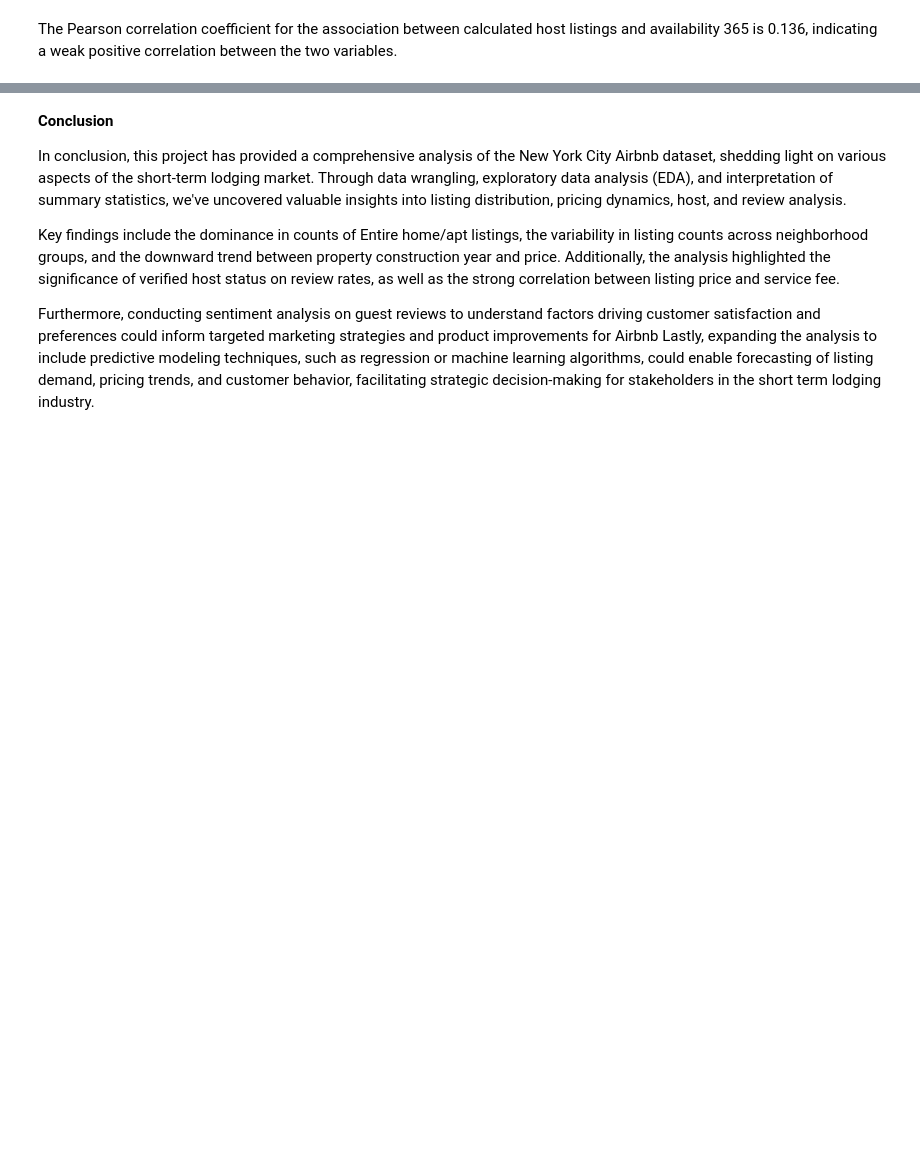
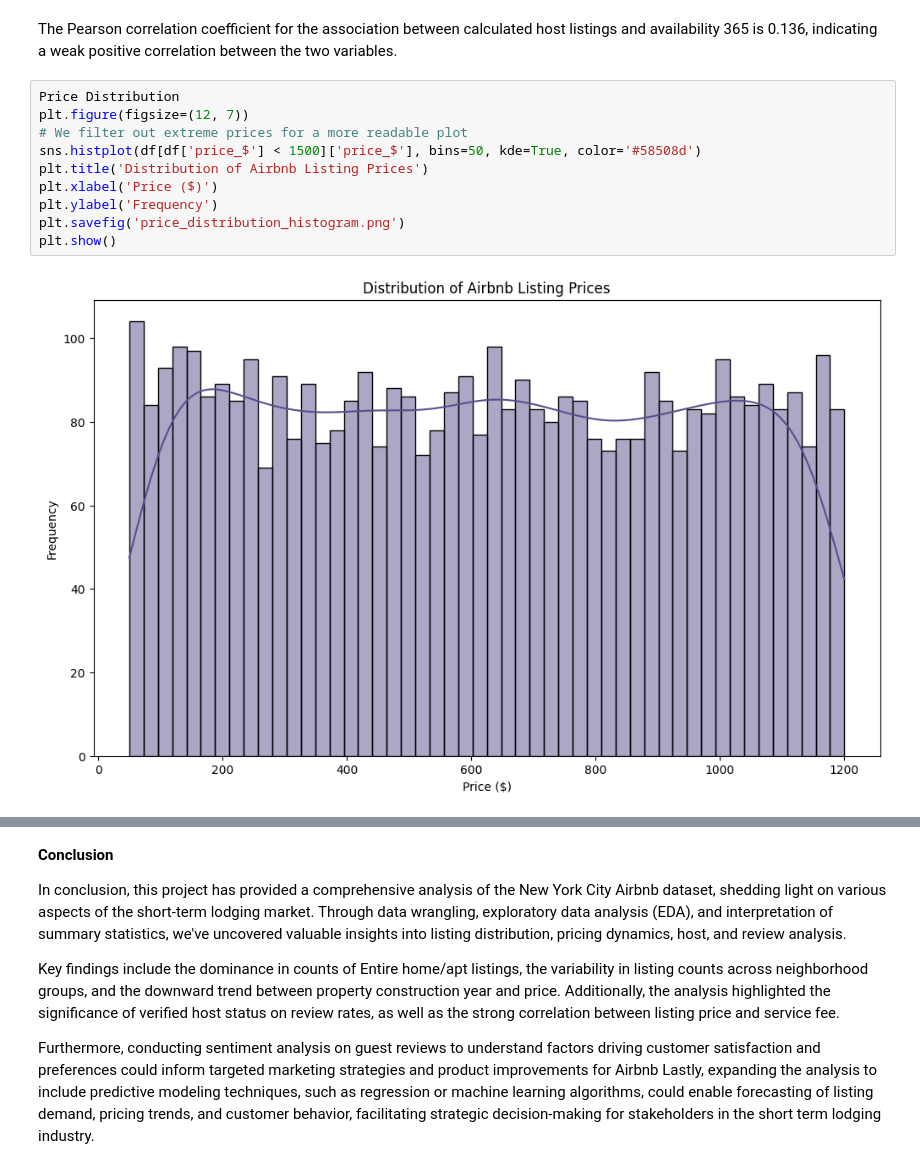
Before and after one commit to 06bhavi/VOIS_AICTE_Oct2025_Bhavini-Ajmera, a Jupyter notebook: Bhavini_ajmera_py.ipynb, the cells around one changed output, grey strips where cells are left out. Saved outputs shown, nothing was run; the diff lists cells and outputs as text; blank space fills up the shorter version.

```diff
--- a/Bhavini_ajmera_py.ipynb
+++ b/Bhavini_ajmera_py.ipynb
@@ -443,2 +443,14 @@ np.float64(0.0702870613038873)
 # %% [markdown]
 The Pearson correlation coefficient for the association between calculated host listings and availability 365 is 0.136, indicating a weak positive correlation between the two variables.
+# %%
+Price Distribution
+plt.figure(figsize=(12, 7))
+# We filter out extreme prices for a more readable plot
+sns.histplot(df[df['price_$'] < 1500]['price_$'], bins=50, kde=True, color='#58508d')
+plt.title('Distribution of Airbnb Listing Prices')
+plt.xlabel('Price ($)')
+plt.ylabel('Frequency')
+plt.savefig('price_distribution_histogram.png')
+plt.show()
+# %% [output]
+[figure, added]
```
Also changed, not shown: parts of 23 cells of this notebook.
